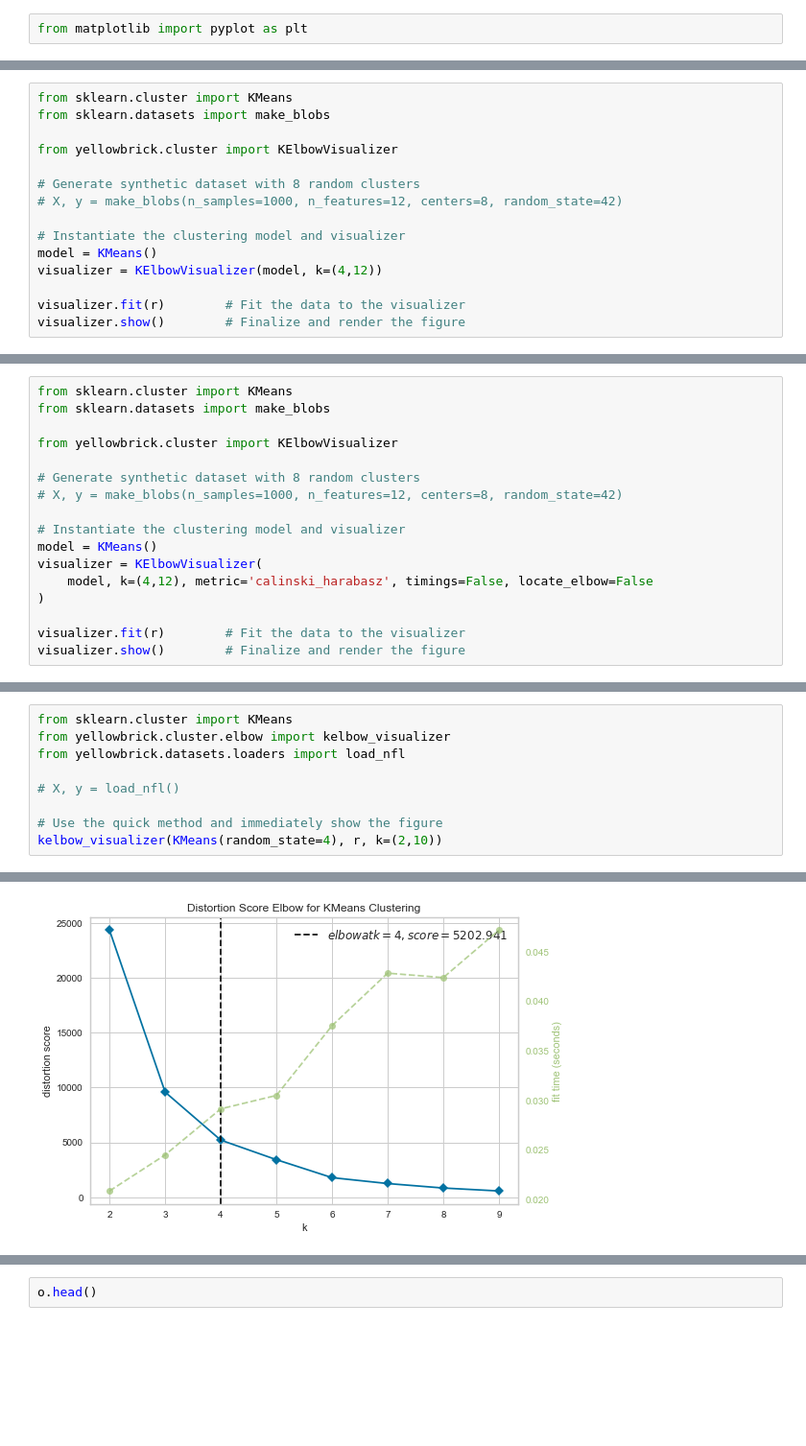
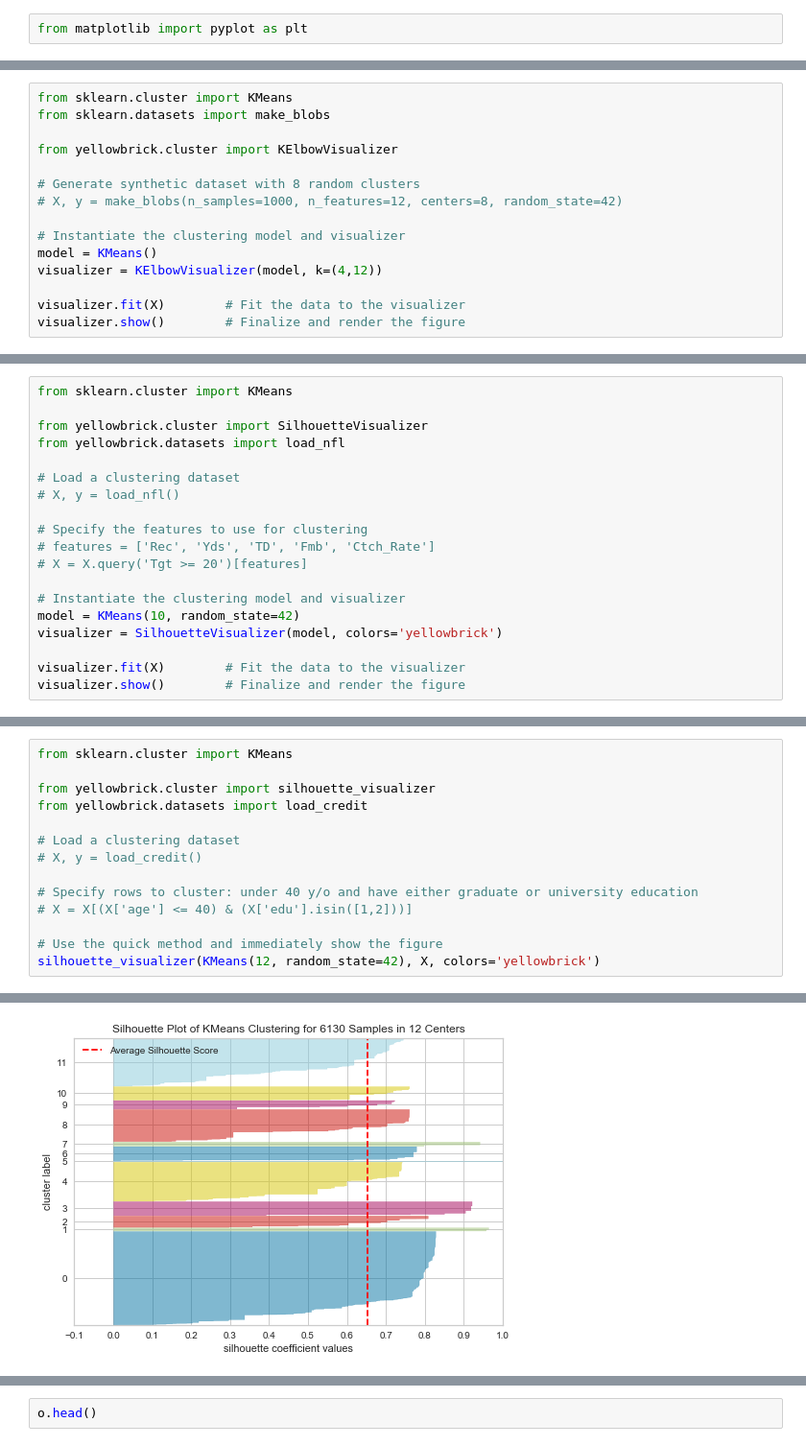
Before and after one commit to WickedoneC/Final_Proj, a Jupyter notebook: Data_Redo/Models copy/Clustering.ipynb, the cells around one changed output, grey strips where cells are left out. Shown at 96% size. Cells and saved outputs as stored; diff of their text form; blank space fills up the shorter version.

```diff
--- a/Data_Redo/Models copy/Clustering.ipynb
+++ b/Data_Redo/Models copy/Clustering.ipynb
@@ -282,6 +282,6 @@ from yellowbrick.cluster import KElbowVisualizer
 model = KMeans()
 visualizer = KElbowVisualizer(model, k=(4,12))
 
-visualizer.fit(r)        # Fit the data to the visualizer
+visualizer.fit(X)        # Fit the data to the visualizer
 visualizer.show()        # Finalize and render the figure
 # %% [output]
@@ -310,18 +338,20 @@ visualizer.show()        # Finalize and render the figure
 # %%
 from sklearn.cluster import KMeans
-from sklearn.datasets import make_blobs
 
-from yellowbrick.cluster import KElbowVisualizer
+from yellowbrick.cluster import SilhouetteVisualizer
+from yellowbrick.datasets import load_nfl
 
-# Generate synthetic dataset with 8 random clusters
-# X, y = make_blobs(n_samples=1000, n_features=12, centers=8, random_state=42)
+# Load a clustering dataset
+# X, y = load_nfl()
+
+# Specify the features to use for clustering
+# features = ['Rec', 'Yds', 'TD', 'Fmb', 'Ctch_Rate']
+# X = X.query('Tgt >= 20')[features]
 
 # Instantiate the clustering model and visualizer
-model = KMeans()
-visualizer = KElbowVisualizer(
-    model, k=(4,12), metric='calinski_harabasz', timings=False, locate_elbow=False
-)
+model = KMeans(10, random_state=42)
+visualizer = SilhouetteVisualizer(model, colors='yellowbrick')
 
-visualizer.fit(r)        # Fit the data to the visualizer
+visualizer.fit(X)        # Fit the data to the visualizer
 visualizer.show()        # Finalize and render the figure
 # %% [output]
@@ -329,11 +359,16 @@ visualizer.show()        # Finalize and render the figure
 <matplotlib.axes._subplots.AxesSubplot at 0x...>
 # %%
 from sklearn.cluster import KMeans
-from yellowbrick.cluster.elbow import kelbow_visualizer
-from yellowbrick.datasets.loaders import load_nfl
 
-# X, y = load_nfl()
+from yellowbrick.cluster import silhouette_visualizer
+from yellowbrick.datasets import load_credit
+
+# Load a clustering dataset
+# X, y = load_credit()
+
+# Specify rows to cluster: under 40 y/o and have either graduate or university education
+# X = X[(X['age'] <= 40) & (X['edu'].isin([1,2]))]
 
 # Use the quick method and immediately show the figure
-kelbow_visualizer(KMeans(random_state=4), r, k=(2,10))
+silhouette_visualizer(KMeans(12, random_state=42), X, colors='yellowbrick')
 # %% [output]
@@ -343 +377 @@ KElbowVisualizer(ax=<matplotlib.axes._subplots.AxesSubplot object at 0x...>,
-[figure, old version]
+[figure, new version]
```
Also changed, not shown: parts of 79 cells of this notebook, 7 other files.
